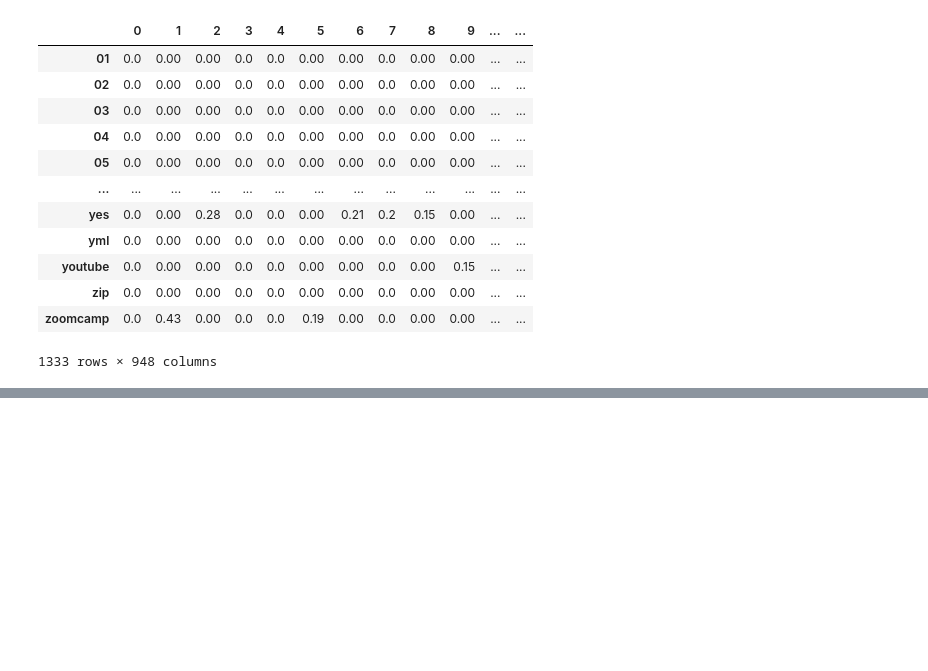
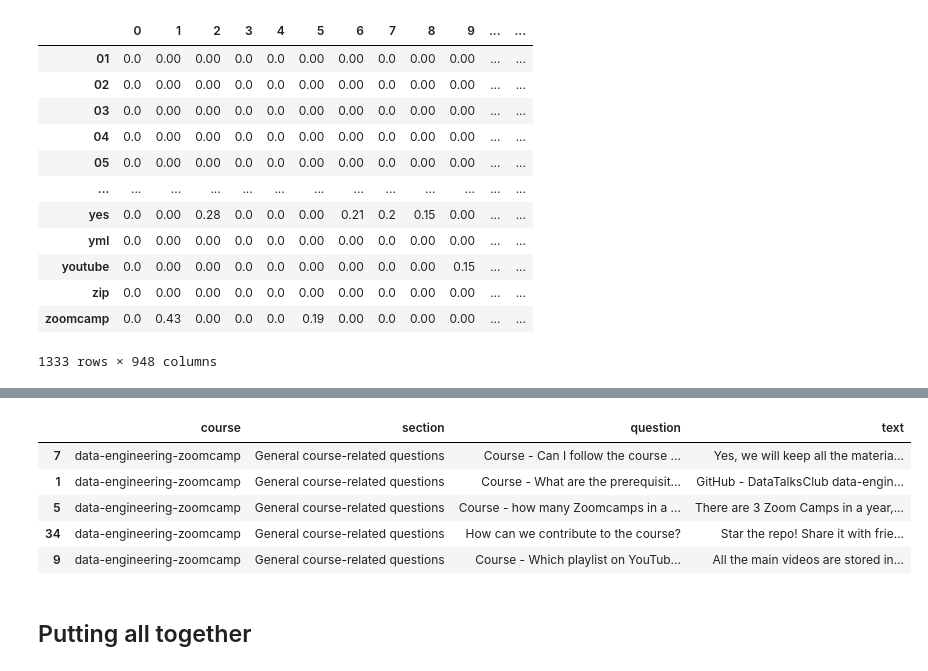
Before and after one commit to joselhs/search-engine, a Jupyter notebook: Introduction.ipynb, the cells around one changed output, grey strips where cells are left out. Cells and saved outputs as stored; diff of their text form; code cells hidden in the pictures; blank space fills up the shorter version.

```diff
--- a/Introduction.ipynb
+++ b/Introduction.ipynb
@@ -125,0 +216,40 @@ df_docs.round(2)
+# %%
+score = np.zeros(n)
+
+query = "I just discovered the course, is it too late to join?"
+
+boosts = {
+    'question': 3,
+    'text': 0.5
+}
+
+for f in fields:
+    q = vectorizers[f].transform([query])
+    X = matrices[f]
+
+    f_score = cosine_similarity(X, q).flatten()
+
+    boost = boosts.get(f, 1.0)
+
+    score = score + boost * f_score
+# %%
+filters = {
+    'course': 'data-engineering-zoomcamp',
+}
+# %%
+for field, value in filters.items():
+    mask = (df[field] == value).astype(int).values
+    score = score * mask
+# %%
+idx = np.argsort(-score)[:5]
+# %%
+df.iloc[idx]
+# %% [output]
+|  | course | section | question | text |
+| 7 | data-engineering-zoomcamp | General course-related questions | Course - Can I follow the course ... | Yes, we will keep all the materia... |
+| 1 | data-engineering-zoomcamp | General course-related questions | Course - What are the prerequisit... | GitHub - DataTalksClub data-engin... |
+| 5 | data-engineering-zoomcamp | General course-related questions | Course - how many Zoomcamps in a ... | There are 3 Zoom Camps in a year,... |
+| 34 | data-engineering-zoomcamp | General course-related questions | How can we contribute to the course? | Star the repo! Share it with frie... |
+| 9 | data-engineering-zoomcamp | General course-related questions | Course - Which playlist on YouTub... | All the main videos are stored in... |
+# %% [markdown]
+## Putting all together
```
Also changed, not shown: parts of 31 cells of this notebook.
